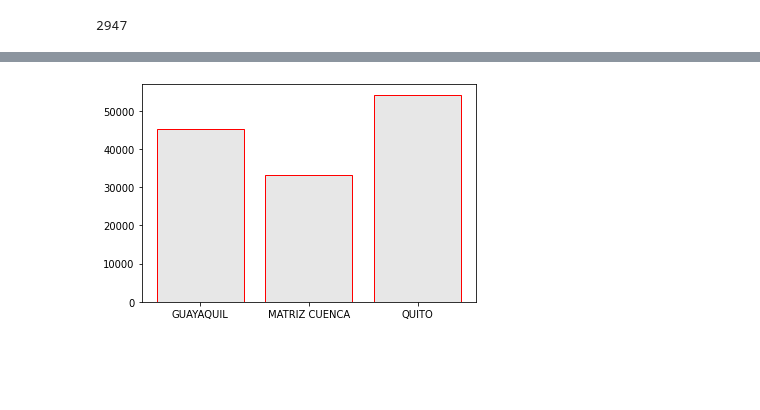
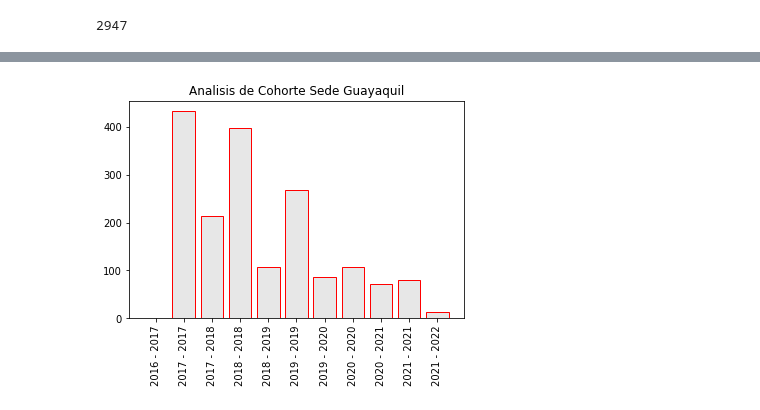
Before and after one commit to PelaezFrancisco/PracticasNegocios, a Jupyter notebook: TrabajosEnClases/Practica2/Practica2.ipynb, the cells around one changed output, grey strips where cells are left out. Cells and saved outputs as stored; diff of their text form; code cells hidden in the pictures; blank space fills up the shorter version.

```diff
--- a/TrabajosEnClases/Practica2/Practica2.ipynb
+++ b/TrabajosEnClases/Practica2/Practica2.ipynb
@@ -52,0 +77,4 @@ Al nivel minimo de granuladidad (sede-carrera-cohorte)?
+# %%
+#Cargamos el dataset previamente guardado y preprocesado
+df = pd.read_csv('DataUPS.csv', sep=";")
+df
@@ -53,10 +115,12 @@ Al nivel minimo de granuladidad (sede-carrera-cohorte)?
 # %%
-#A nivel de cohortes
 cohovalues = []
 for coho in cohortes:
-    dx = df.loc[df['COHORTE'] == coho]
+    dx = df.loc[(df['COHORTE'] == coho) & (df['CARRERA'] == 'TELECOMUNICACIONES') & (df['SEDE'] == 'QUITO')]
+    carrer= df['CARRERA']
     cohovalues.append(dx['NRO ALUMNOS'].sum())
 
 plt.figure()
+plt.xticks(rotation = 90)
+plt.title("Analisis de Cohorte Sede Quito")
 barras = plt.bar(cohortes, cohovalues, color=(0.1, 0.1, 0.1, 0.1),edgecolor='red')
 # %% [output]
@@ -63,0 +128,11 @@ barras = plt.bar(cohortes, cohovalues, color=(0.1, 0.1, 0.1, 0.1),edgecolor='red
+# %%
+cohovalues = []
+for coho in cohortes:
+    dx = df.loc[(df['COHORTE'] == coho) & (df['CARRERA'] == 'TELECOMUNICACIONES') & (df['SEDE'] == 'MATRIZ CUENCA')]
+    carrer= df['CARRERA']
+    cohovalues.append(dx['NRO ALUMNOS'].sum())
+
+plt.figure()
+plt.xticks(rotation = 90)
+plt.title("Analisis de Cohorte Sede Cuenca")
+barras = plt.bar(cohortes, cohovalues, color=(0.1, 0.1, 0.1, 0.1),edgecolor='red')
@@ -64,11 +141,13 @@ barras = plt.bar(cohortes, cohovalues, color=(0.1, 0.1, 0.1, 0.1),edgecolor='red
 # %%
-#A nivel de sede
-sedevalues = []
-for sede in sedes:
-    dx = df.loc[df['SEDE'] == sede]
-    sedevalues.append(dx['NRO ALUMNOS'].sum())
+cohovalues = []
+for coho in cohortes:
+    dx = df.loc[(df['COHORTE'] == coho) & (df['CARRERA'] == 'TELECOMUNICACIONES') & (df['SEDE'] == 'GUAYAQUIL')]
+    carrer= df['CARRERA']
+    cohovalues.append(dx['NRO ALUMNOS'].sum())
 
 plt.figure()
-barras = plt.bar(sedes, sedevalues, color=(0.1, 0.1, 0.1, 0.1),edgecolor='red')
+plt.xticks(rotation = 90)
+plt.title("Analisis de Cohorte Sede Guayaquil")
+barras = plt.bar(cohortes, cohovalues, color=(0.1, 0.1, 0.1, 0.1),edgecolor='red')
 # %% [output]
-[figure, old version]
+[figure, new version]
```
Also changed, not shown: parts of 20 cells of this notebook, 1 other file.
